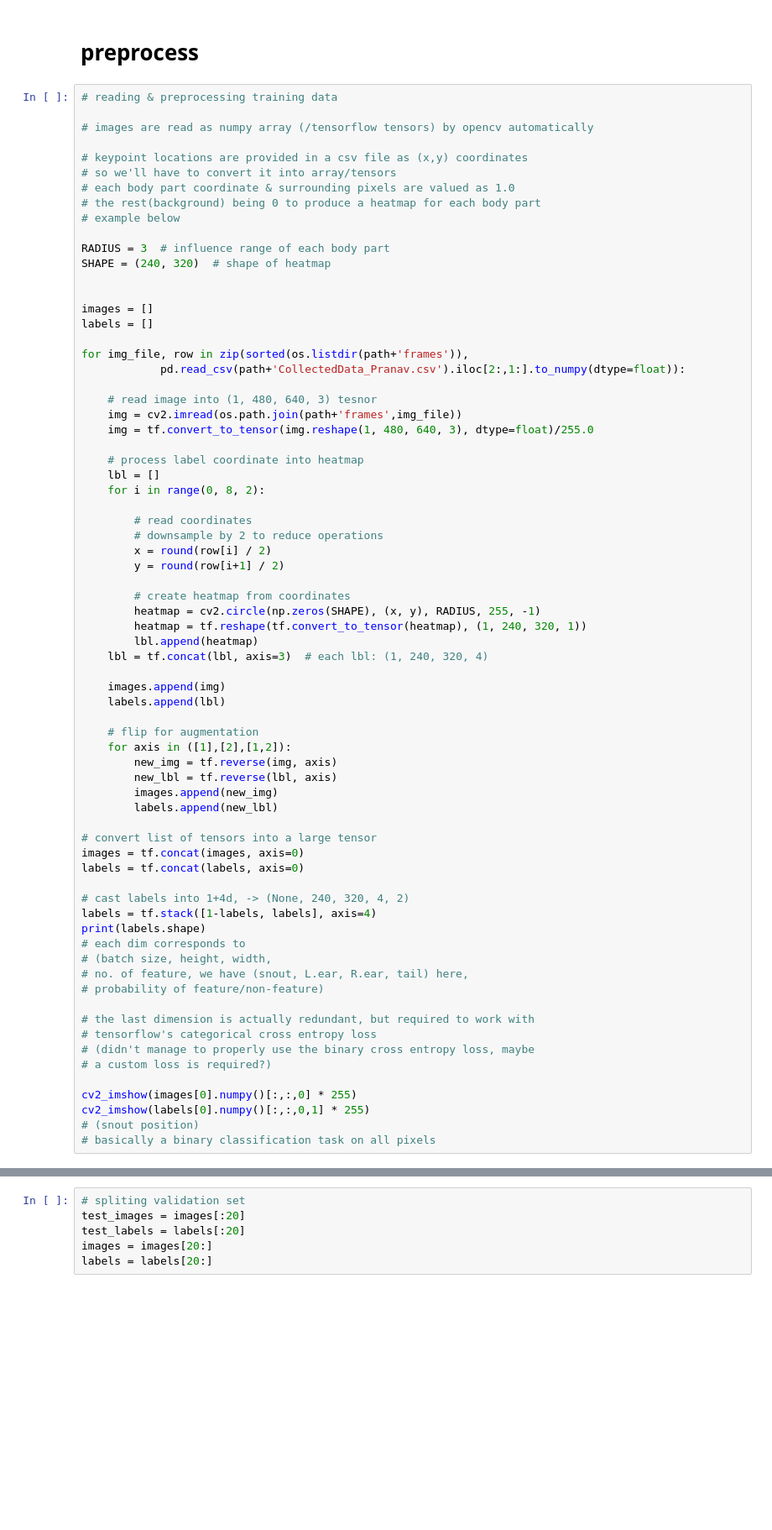
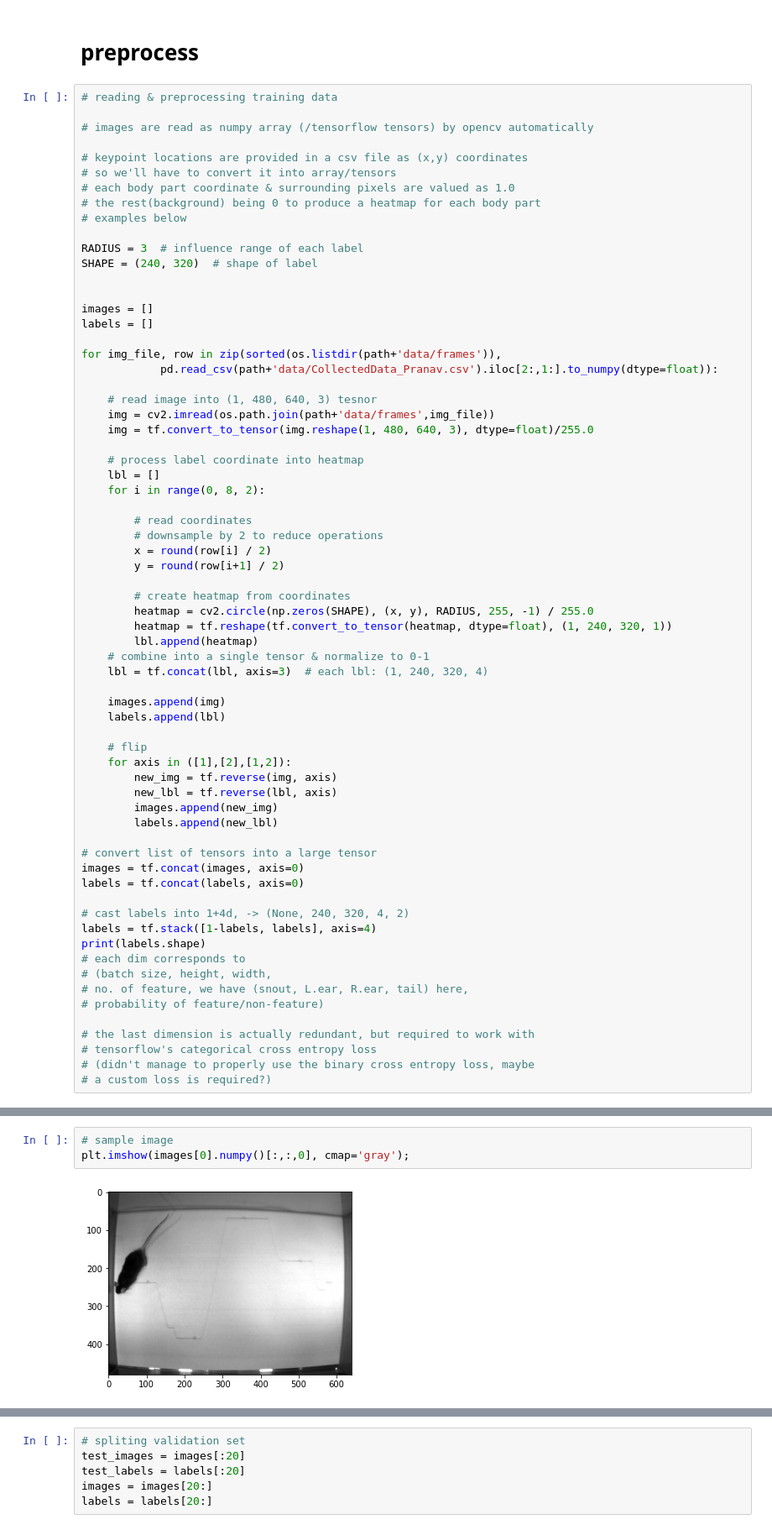
Before and after one commit to hongh-zhang/Vision, a Jupyter notebook: mice/mice.ipynb, the cells around one changed output, grey strips where cells are left out. Shown at 84% size. Cells and saved outputs as stored; diff of their text form; blank space fills up the shorter version.

```diff
--- a/mice/mice.ipynb
+++ b/mice/mice.ipynb
@@ -26,20 +32,20 @@ fatal: destination path 'Vision' already exists and is not an empty directory.
 # so we'll have to convert it into array/tensors
 # each body part coordinate & surrounding pixels are valued as 1.0
 # the rest(background) being 0 to produce a heatmap for each body part
-# example below
+# examples below
 
-RADIUS = 3  # influence range of each body part
-SHAPE = (240, 320)  # shape of heatmap
+RADIUS = 3  # influence range of each label
+SHAPE = (240, 320)  # shape of label
 
 
 images = []
 labels = []
 
-for img_file, row in zip(sorted(os.listdir(path+'frames')),
-            pd.read_csv(path+'CollectedData_Pranav.csv').iloc[2:,1:].to_numpy(dtype=float)):
+for img_file, row in zip(sorted(os.listdir(path+'data/frames')),
+            pd.read_csv(path+'data/CollectedData_Pranav.csv').iloc[2:,1:].to_numpy(dtype=float)):
 
     # read image into (1, 480, 640, 3) tesnor
-    img = cv2.imread(os.path.join(path+'frames',img_file))
+    img = cv2.imread(os.path.join(path+'data/frames',img_file))
     img = tf.convert_to_tensor(img.reshape(1, 480, 640, 3), dtype=float)/255.0
 
     # process label coordinate into heatmap
@@ -52,15 +58,16 @@ for img_file, row in zip(sorted(os.listdir(path+'frames')),
         y = round(row[i+1] / 2)
 
         # create heatmap from coordinates
-        heatmap = cv2.circle(np.zeros(SHAPE), (x, y), RADIUS, 255, -1)
-        heatmap = tf.reshape(tf.convert_to_tensor(heatmap), (1, 240, 320, 1))
+        heatmap = cv2.circle(np.zeros(SHAPE), (x, y), RADIUS, 255, -1) / 255.0
+        heatmap = tf.reshape(tf.convert_to_tensor(heatmap, dtype=float), (1, 240, 320, 1))
         lbl.append(heatmap)
+    # combine into a single tensor & normalize to 0-1
     lbl = tf.concat(lbl, axis=3)  # each lbl: (1, 240, 320, 4)
 
     images.append(img)
     labels.append(lbl)
 
-    # flip for augmentation
+    # flip
     for axis in ([1],[2],[1,2]):
         new_img = tf.reverse(img, axis)
         new_lbl = tf.reverse(lbl, axis)
@@ -83,8 +90,3 @@ print(labels.shape)
 # tensorflow's categorical cross entropy loss
 # (didn't manage to properly use the binary cross entropy loss, maybe
 # a custom loss is required?)
-
-cv2_imshow(images[0].numpy()[:,:,0] * 255)
-cv2_imshow(labels[0].numpy()[:,:,0,1] * 255)
-# (snout position)
-# basically a binary classification task on all pixels
@@ -90,0 +95,5 @@ cv2_imshow(labels[0].numpy()[:,:,0,1] * 255)
+# %%
+# sample image
+plt.imshow(images[0].numpy()[:,:,0], cmap='gray');
+# %% [output]
+[figure, added]
```
Also changed, not shown: parts of 21 cells of this notebook.
